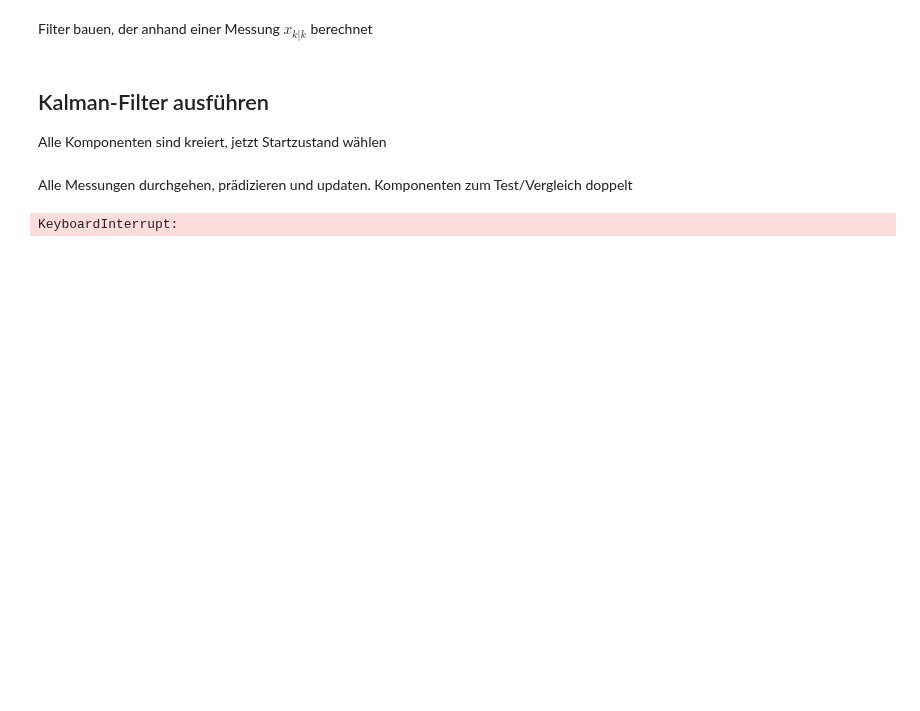
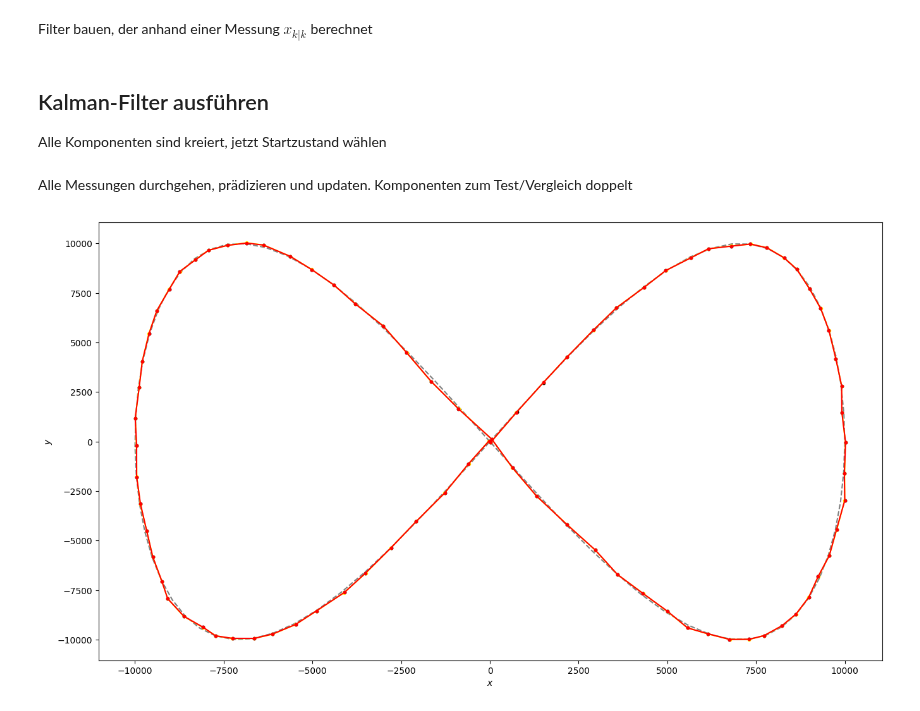
Before and after one commit to mooriicee/stonesoupFKIE, a Jupyter notebook: tests.ipynb, the cells around one changed output. Drawn from its saved outputs; the diff is of its cells as text; code cells hidden in the pictures; blank space fills up the shorter version.

```diff
--- a/tests.ipynb
+++ b/tests.ipynb
@@ -140,35 +146,34 @@ from stonesoup.types.hypothesis import SingleHypothesis
 from stonesoup.types.track import Track
 
 track = Track()
 track_Kalman = Track()
 for measurement in measurements:
     prediction = predictor.predict(prior, timestamp=measurement.timestamp)
     prediction_Kalman = predictor_Kalman.predict(prior, timestamp=measurement.timestamp)
 
     hypothesis = SingleHypothesis(prediction, measurement) # Used to group a prediction and measurement together
     hypothesis_Kalman = SingleHypothesis(prediction_Kalman, measurement)
 
     post = updater.update(hypothesis, measurement_model)
     post_Kalman = updaterKalman.update(hypothesis_Kalman)
 
     track.append(post)
     track_Kalman.append(post_Kalman)
 
     prior = track[-1]
     prior_Kalman = track_Kalman[-1]
 
 # Plot the resulting track
 ax.plot([state.state_vector[0, 0] for state in track],
         [state.state_vector[2, 0] for state in track],
         marker=".", color = "yellow")
-figure
 
 ax.plot([state.state_vector[0, 0] for state in track_Kalman],
         [state.state_vector[2, 0] for state in track_Kalman],
         marker=".", color = "red")
 figure
 # %% [output]
-KeyboardInterrupt:
+[figure, added]
 # %%
 from matplotlib.patches import Ellipse
 for state in track:
```
Also changed, not shown: parts of 5 cells of this notebook, 3 other files.
